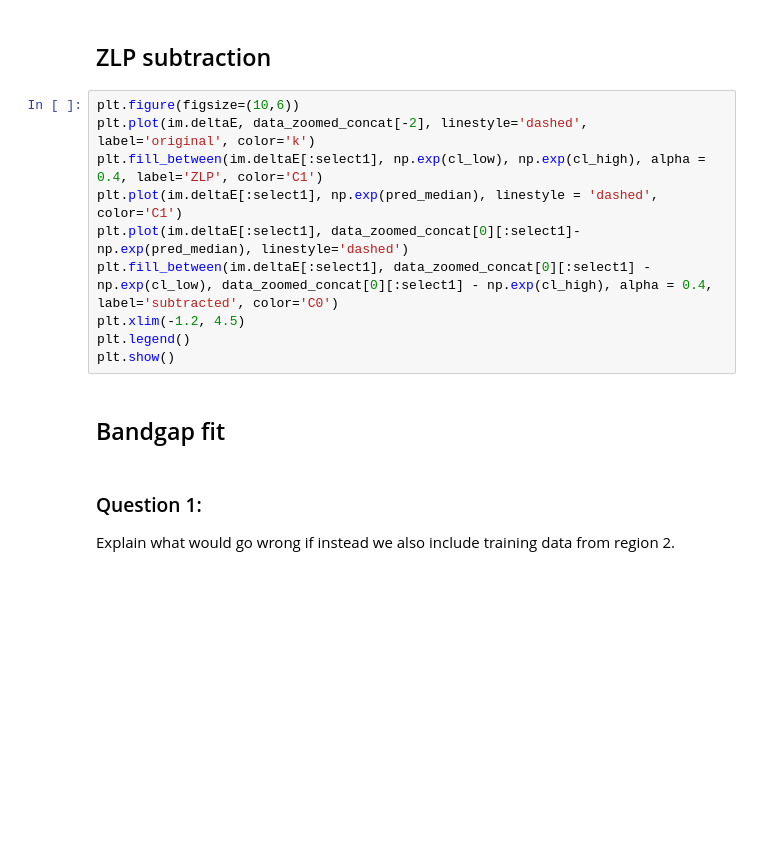
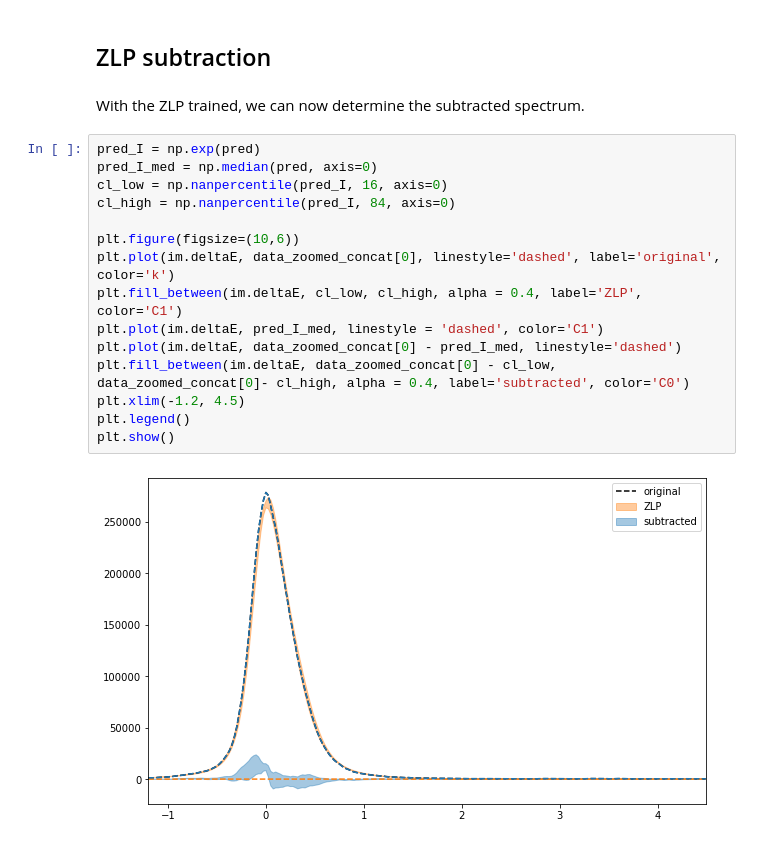
Before and after one commit to LHCfitNikhef/ML4PA, a Jupyter notebook: tutorials/tutorial-TEM/EELS_tutorial.ipynb, the cells around one changed output. Saved outputs shown, nothing was run; the diff lists cells and outputs as text; blank space fills up the shorter version.

```diff
--- a/tutorials/tutorial-TEM/EELS_tutorial.ipynb
+++ b/tutorials/tutorial-TEM/EELS_tutorial.ipynb
@@ -371,17 +389,21 @@ Discuss with Isabel: pretrained models
 # %% [markdown]
 ## ZLP subtraction
+# %% [markdown]
+With the ZLP trained, we can now determine the subtracted spectrum.
 # %%
+pred_I = np.exp(pred)
+pred_I_med = np.median(pred, axis=0)
+cl_low = np.nanpercentile(pred_I, 16, axis=0)
+cl_high = np.nanpercentile(pred_I, 84, axis=0)
+
 plt.figure(figsize=(10,6))
-plt.plot(im.deltaE, data_zoomed_concat[-2], linestyle='dashed', label='original', color='k')
-plt.fill_between(im.deltaE[:select1], np.exp(cl_low), np.exp(cl_high), alpha = 0.4, label='ZLP', color='C1')
-plt.plot(im.deltaE[:select1], np.exp(pred_median), linestyle = 'dashed', color='C1')
-plt.plot(im.deltaE[:select1], data_zoomed_concat[0][:select1]-np.exp(pred_median), linestyle='dashed')
-plt.fill_between(im.deltaE[:select1], data_zoomed_concat[0][:select1] - np.exp(cl_low), data_zoomed_concat[0][:select1] - np.exp(cl_high), alpha = 0.4, label='subtracted', color='C0')
+plt.plot(im.deltaE, data_zoomed_concat[0], linestyle='dashed', label='original', color='k')
+plt.fill_between(im.deltaE, cl_low, cl_high, alpha = 0.4, label='ZLP', color='C1')
+plt.plot(im.deltaE, pred_I_med, linestyle = 'dashed', color='C1')
+plt.plot(im.deltaE, data_zoomed_concat[0] - pred_I_med, linestyle='dashed')
+plt.fill_between(im.deltaE, data_zoomed_concat[0] - cl_low, data_zoomed_concat[0]- cl_high, alpha = 0.4, label='subtracted', color='C0')
 plt.xlim(-1.2, 4.5)
 plt.legend()
 plt.show()
+# %% [output]
+[figure, added]
-# %% [markdown]
-## Bandgap fit
-# %% [markdown]
-### Question 1:
-Explain what would go wrong if instead we also include training data from region 2.
```
Also changed, not shown: parts of 15 cells of this notebook, 24 other files.
